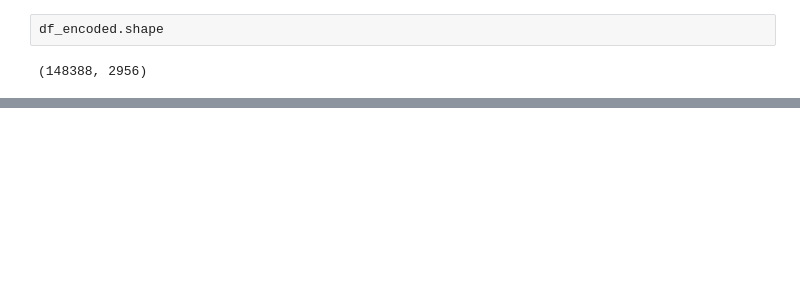
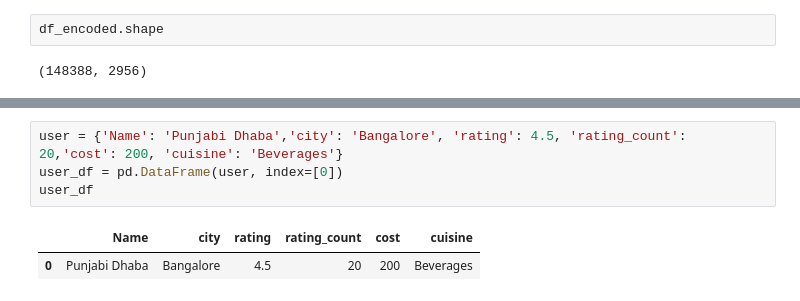
Before and after one commit to Shanchai-bit/Swiggy-s-Restaurant-Recommendation-System, a Jupyter notebook: swiggy.ipynb, the cells around one changed output, grey strips where cells are left out. Saved outputs shown, nothing was run; the diff lists cells and outputs as text; blank space fills up the shorter version.

```diff
--- a/swiggy.ipynb
+++ b/swiggy.ipynb
@@ -287,0 +328,7 @@ else:
+# %%
+user = {'Name': 'Punjabi Dhaba','city': 'Bangalore', 'rating': 4.5, 'rating_count': 20,'cost': 200, 'cuisine': 'Beverages'}
+user_df = pd.DataFrame(user, index=[0])
+user_df
+# %% [output]
+|  | Name | city | rating | rating_count | cost | cuisine |
+| 0 | Punjabi Dhaba | Bangalore | 4.5 | 20 | 200 | Beverages |
```
Also changed, not shown: parts of 17 cells of this notebook, 1 other file.
